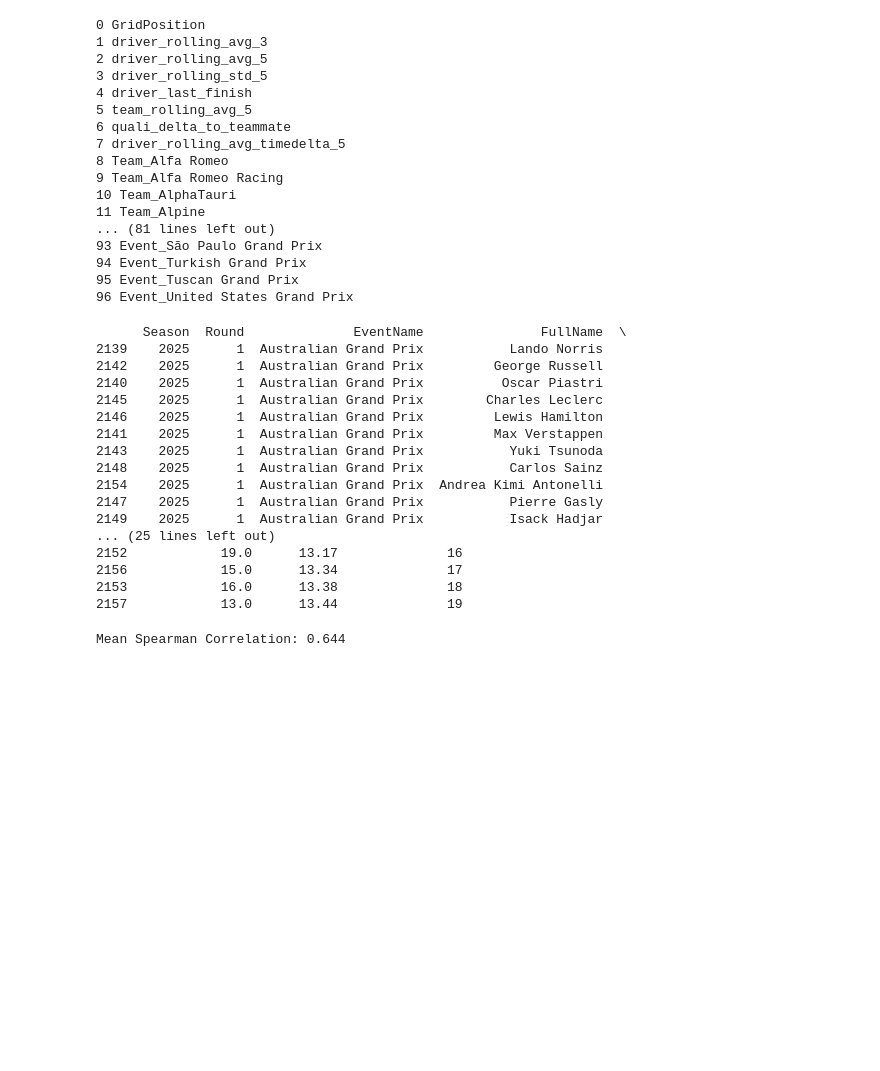
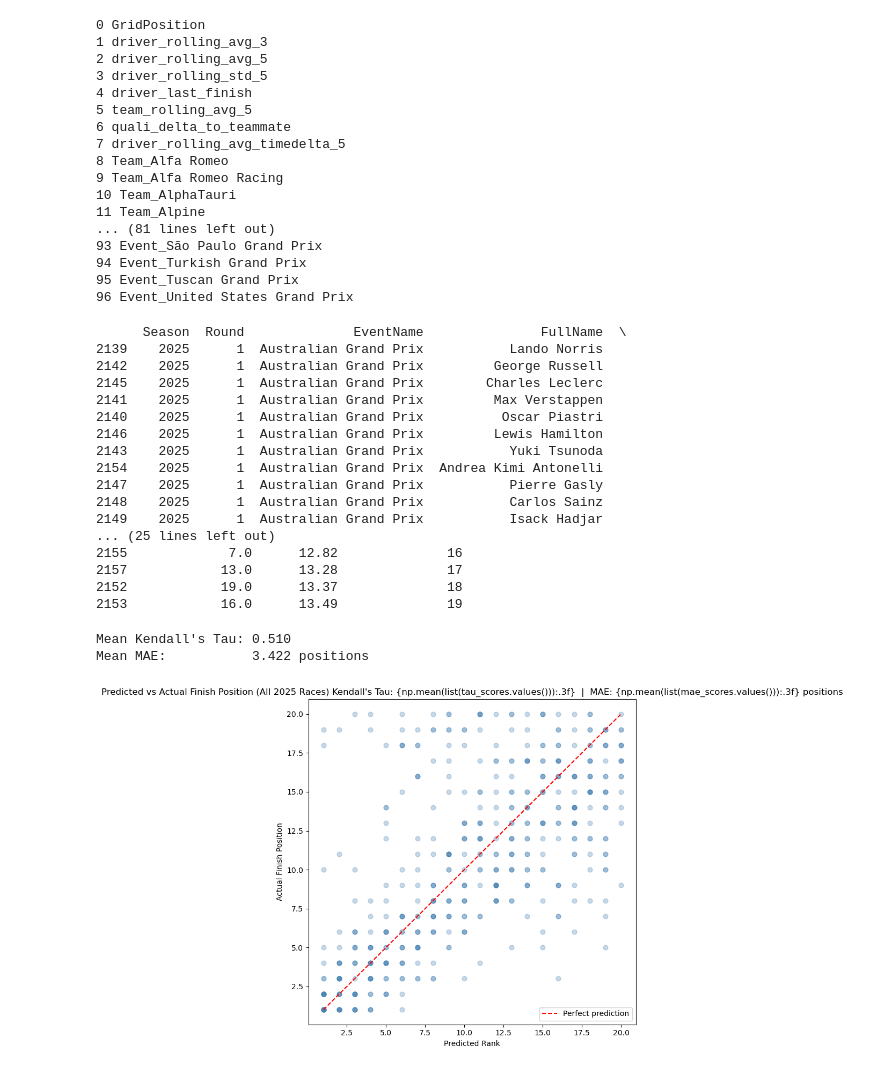
Before and after one commit to JohanRamirez2022/F1-Driver-Race-Position-Predictor, a Jupyter notebook: F1.ipynb, the cells around one changed output. Saved outputs shown, nothing was run; the diff lists cells and outputs as text; code cells hidden in the pictures; blank space fills up the shorter version.

```diff
--- a/F1.ipynb
+++ b/F1.ipynb
@@ -346,8 +345,9 @@ df['driver_rolling_avg_timedelta_5'] = (
     df.groupby('FullName')['TimeDelta']
     .transform(lambda x: x.shift(1).rolling(window=5, min_periods=1).mean())
 )
-df['driver_rolling_avg_timedelta_3'] = df['driver_rolling_avg_timedelta_3'].fillna(df['TimeDelta'].mean())
-df['driver_rolling_avg_timedelta_5'] = df['driver_rolling_avg_timedelta_5'].fillna(df['TimeDelta'].mean())
+train_timedelta_mean = df[df['Season'] <= 2024]['TimeDelta'].mean()
+df['driver_rolling_avg_timedelta_3'] = df['driver_rolling_avg_timedelta_3'].fillna(train_timedelta_mean)
+df['driver_rolling_avg_timedelta_5'] = df['driver_rolling_avg_timedelta_5'].fillna(train_timedelta_mean)
 
 # Step 3 - drop leakage
 leakage = ['Points', 'TimeDelta', 'TimeDetla', 'Podium', 'Status', 'Time']
@@ -496,7 +537,7 @@ y_pred = rf.predict(X_val)
 
 df_eval_ref = df_ref.loc[X_val.index].copy()
 df_eval_ref['Predicted'] = y_pred
-df_eval_ref['Predicted_Rank'] = df_eval_ref.groupby('EventName')['Predicted'].rank(method='min').astype(int)
+df_eval_ref['Predicted_Rank'] = df_eval_ref.groupby('EventName')['Predicted'].rank(method='first').astype(int)
 
 race = df_eval_ref[df_eval_ref['EventName'] == 'Australian Grand Prix']
 race = race.sort_values('Predicted_Rank')
@@ -507,30 +548,71 @@ print(race)
       Season  Round              EventName               FullName  \
 2139    2025      1  Australian Grand Prix           Lando Norris
 2142    2025      1  Australian Grand Prix         George Russell
+2145    2025      1  Australian Grand Prix        Charles Leclerc
+2141    2025      1  Australian Grand Prix         Max Verstappen
 2140    2025      1  Australian Grand Prix          Oscar Piastri
-2145    2025      1  Australian Grand Prix        Charles Leclerc
 2146    2025      1  Australian Grand Prix         Lewis Hamilton
-2141    2025      1  Australian Grand Prix         Max Verstappen
 2143    2025      1  Australian Grand Prix           Yuki Tsunoda
-2148    2025      1  Australian Grand Prix           Carlos Sainz
 2154    2025      1  Australian Grand Prix  Andrea Kimi Antonelli
 2147    2025      1  Australian Grand Prix           Pierre Gasly
+2148    2025      1  Australian Grand Prix           Carlos Sainz
 2149    2025      1  Australian Grand Prix           Isack Hadjar
 ... (25 lines left out)
-2152            19.0      13.17              16
-2156            15.0      13.34              17
-2153            16.0      13.38              18
-2157            13.0      13.44              19
+2155             7.0      12.82              16
+2157            13.0      13.28              17
+2152            19.0      13.37              18
+2153            16.0      13.49              19
 # %%
-from scipy.stats import spearmanr
+from scipy.stats import kendalltau
+from sklearn.metrics import average_precision_score
 
-# Per race Spearman correlation
-race_scores = []
+# Per race metrics
+tau_scores  = {}
+mae_scores  = {}
+ap5_scores  = {}
+top5_scores = {}
+
 for race in df_eval_ref['EventName'].unique():
-    race_df = df_eval_ref[df_eval_ref['EventName'] == race]
-    corr, _ = spearmanr(race_df['FinishPosition'], race_df['Predicted_Rank'])
-    race_scores.append(corr)
+    race_df = df_eval_ref[df_eval_ref['EventName'] == race].dropna(subset=['FinishPosition'])
 
-print(f"Mean Spearman Correlation: {np.mean(race_scores):.3f}")
+    tau, _ = kendalltau(race_df['FinishPosition'], race_df['Predicted_Rank'])
+    mae = (race_df['FinishPosition'] - race_df['Predicted_Rank']).abs().mean()
+
+    actual_top5 = (race_df['FinishPosition'] <= 5).astype(int)
+    ap5 = average_precision_score(actual_top5, -race_df['Predicted_Rank'])
+
+    predicted_top5_names = set(race_df.nsmallest(5, 'Predicted_Rank')['FullName'])
+    actual_top5_names    = set(race_df.nsmallest(5, 'FinishPosition')['FullName'])
+    top5_precision = len(predicted_top5_names & actual_top5_names) / 5
+
+    tau_scores[race]  = round(tau, 3)
+    mae_scores[race]  = round(mae, 3)
+    ap5_scores[race]  = round(ap5, 3)
+    top5_scores[race] = round(top5_precision, 3)
+
+print(f"Mean Kendall's Tau:   {np.mean(list(tau_scores.values())):.3f}")
+print(f"Mean MAE:             {np.mean(list(mae_scores.values())):.3f} positions")
+print(f"Mean AP@5:            {np.mean(list(ap5_scores.values())):.3f}")
+print(f"Mean Top-5 Precision: {np.mean(list(top5_scores.values())):.3f}")
 # %% [output]
-Mean Spearman Correlation: 0.644
+Mean Kendall's Tau: 0.510
+Mean MAE:           3.422 positions
+# %%
+# Scatter plot: Predicted Rank vs Actual Finish (all races)
+fig, ax = plt.subplots(figsize=(7, 7))
+
+ax.scatter(df_eval_ref['Predicted_Rank'], df_eval_ref['FinishPosition'],
+           alpha=0.3, edgecolors='steelblue', facecolors='steelblue', s=40)
+
+# Perfect prediction line
+ax.plot([1, 20], [1, 20], color='red', linestyle='--', linewidth=1.5, label='Perfect prediction')
+
+ax.set_xlabel('Predicted Rank')
+ax.set_ylabel('Actual Finish Position')
+ax.set_title(f"Predicted vs Actual Finish Position (All 2025 Races) " +
+"Kendall's Tau: {np.mean(list(tau_scores.values())):.3f}  |  MAE: {np.mean(list(mae_scores.values())):.3f} positions")
+ax.legend()
+plt.tight_layout()
+plt.show()
+# %% [output]
+[figure, added]
```
Also changed, not shown: parts of 4 cells of this notebook.
